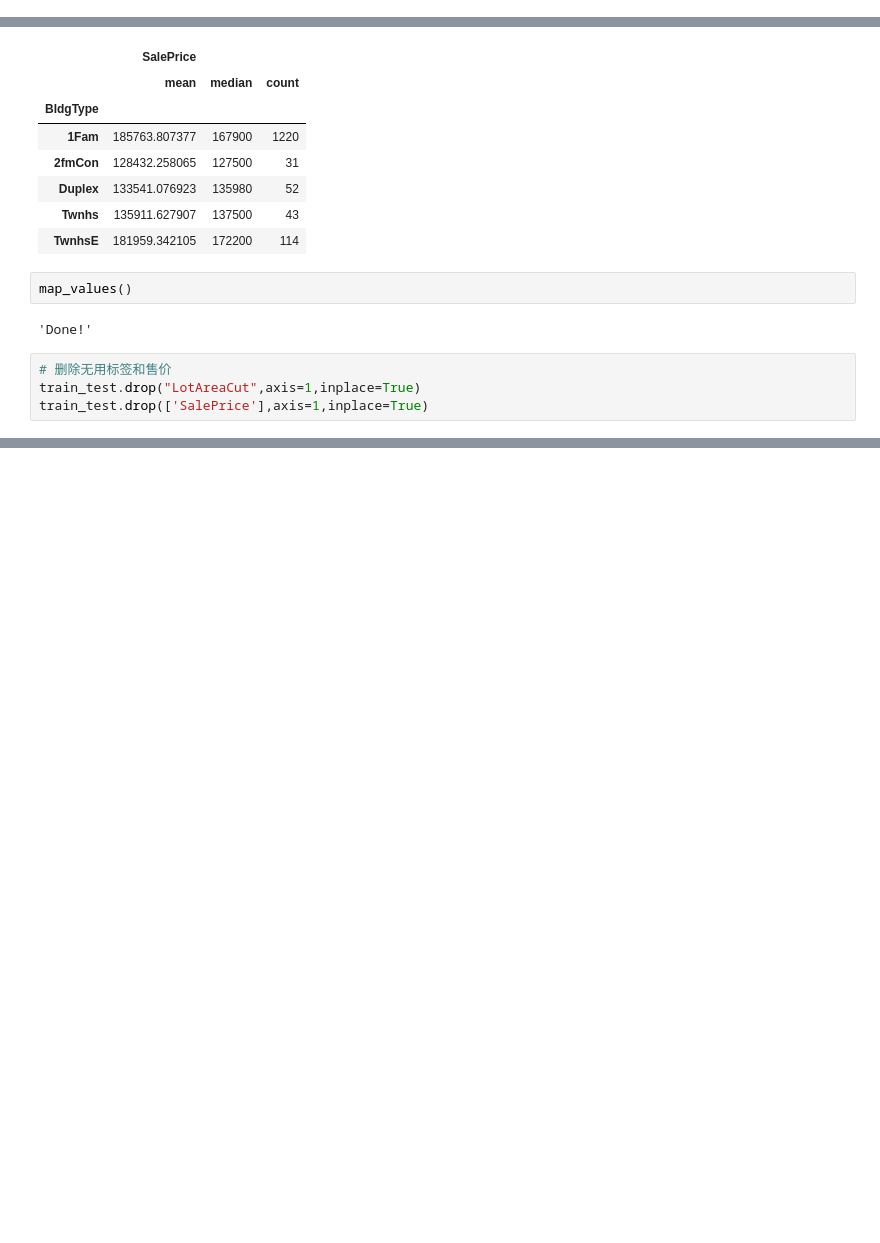
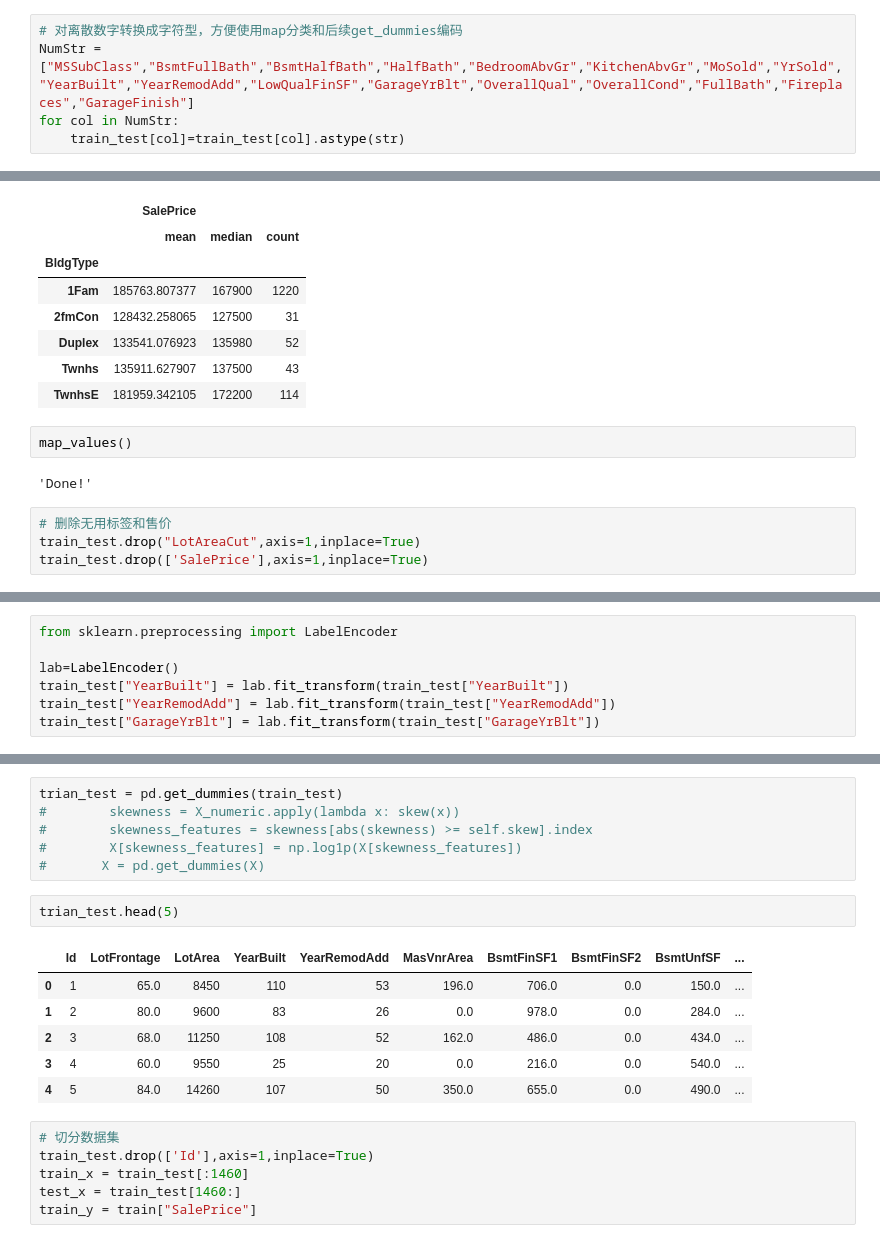
Before and after one commit to billreus/ML, a Jupyter notebook: Kaggle/HousePrices/HousePrices.ipynb, the cells around one changed output, grey strips where cells are left out. Drawn from its saved outputs; the diff is of its cells as text; blank space fills up the shorter version.

```diff
--- a/Kaggle/HousePrices/HousePrices.ipynb
+++ b/Kaggle/HousePrices/HousePrices.ipynb
@@ -460,6 +457,11 @@ train.groupby(['MSSubClass'])[['SalePrice']].agg(['mean','median','count'])
 | 160 | 138647.380952 | 146000 | 63 |
 | 180 | 102300.000000 | 88500 | 10 |
 | 190 | 129613.333333 | 128250 | 30 |
+# %%
+# 对离散数字转换成字符型，方便使用map分类和后续get_dummies编码
+NumStr = ["MSSubClass","BsmtFullBath","BsmtHalfBath","HalfBath","BedroomAbvGr","KitchenAbvGr","MoSold","YrSold","YearBuilt","YearRemodAdd","LowQualFinSF","GarageYrBlt","OverallQual","OverallCond","FullBath","Fireplaces","GarageFinish"]
+for col in NumStr:
+    train_test[col]=train_test[col].astype(str)
 # %%
 def map_values():
     train_test["oMSSubClass"] = train_test.MSSubClass.map({'120':1,
@@ -659,0 +634,7 @@ train_test.index
+# %%
+from sklearn.preprocessing import LabelEncoder
+
+lab=LabelEncoder()
+train_test["YearBuilt"] = lab.fit_transform(train_test["YearBuilt"])
+train_test["YearRemodAdd"] = lab.fit_transform(train_test["YearRemodAdd"])
+train_test["GarageYrBlt"] = lab.fit_transform(train_test["GarageYrBlt"])
@@ -659,0 +670,21 @@ train_test.index
+# %%
+trian_test = pd.get_dummies(train_test)
+#        skewness = X_numeric.apply(lambda x: skew(x))
+#        skewness_features = skewness[abs(skewness) >= self.skew].index
+#        X[skewness_features] = np.log1p(X[skewness_features])
+#       X = pd.get_dummies(X)
+# %%
+trian_test.head(5)
+# %% [output]
+|  | Id | LotFrontage | LotArea | YearBuilt | YearRemodAdd | MasVnrArea | BsmtFinSF1 | BsmtFinSF2 | BsmtUnfSF | ... |
+| 0 | 1 | 65.0 | 8450 | 110 | 53 | 196.0 | 706.0 | 0.0 | 150.0 | ... |
+| 1 | 2 | 80.0 | 9600 | 83 | 26 | 0.0 | 978.0 | 0.0 | 284.0 | ... |
+| 2 | 3 | 68.0 | 11250 | 108 | 52 | 162.0 | 486.0 | 0.0 | 434.0 | ... |
+| 3 | 4 | 60.0 | 9550 | 25 | 20 | 0.0 | 216.0 | 0.0 | 540.0 | ... |
+| 4 | 5 | 84.0 | 14260 | 107 | 50 | 350.0 | 655.0 | 0.0 | 490.0 | ... |
+# %%
+# 切分数据集
+train_test.drop(['Id'],axis=1,inplace=True)
+train_x = train_test[:1460]
+test_x = train_test[1460:]
+train_y = train["SalePrice"]
```
Also changed, not shown: parts of 12 cells of this notebook, 3 other files.
